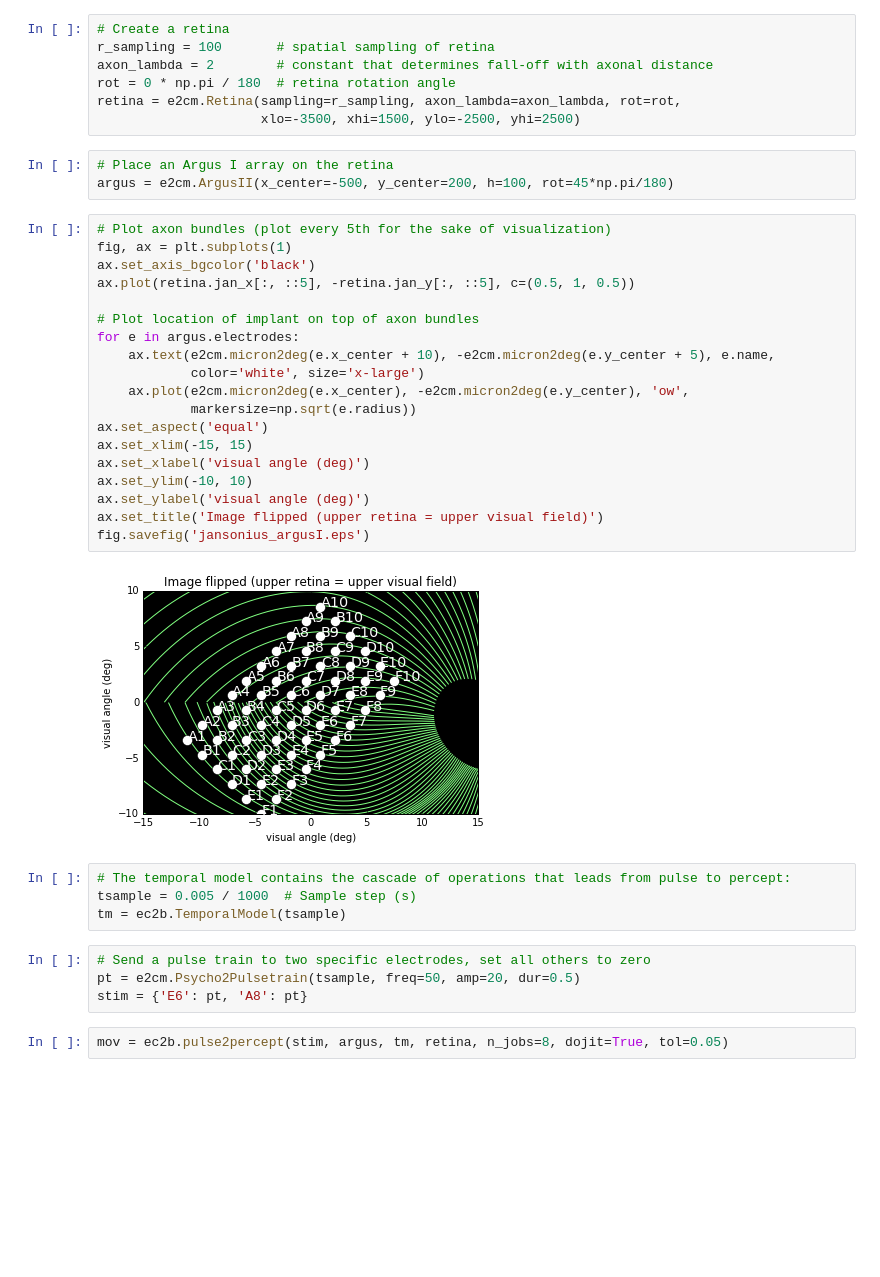
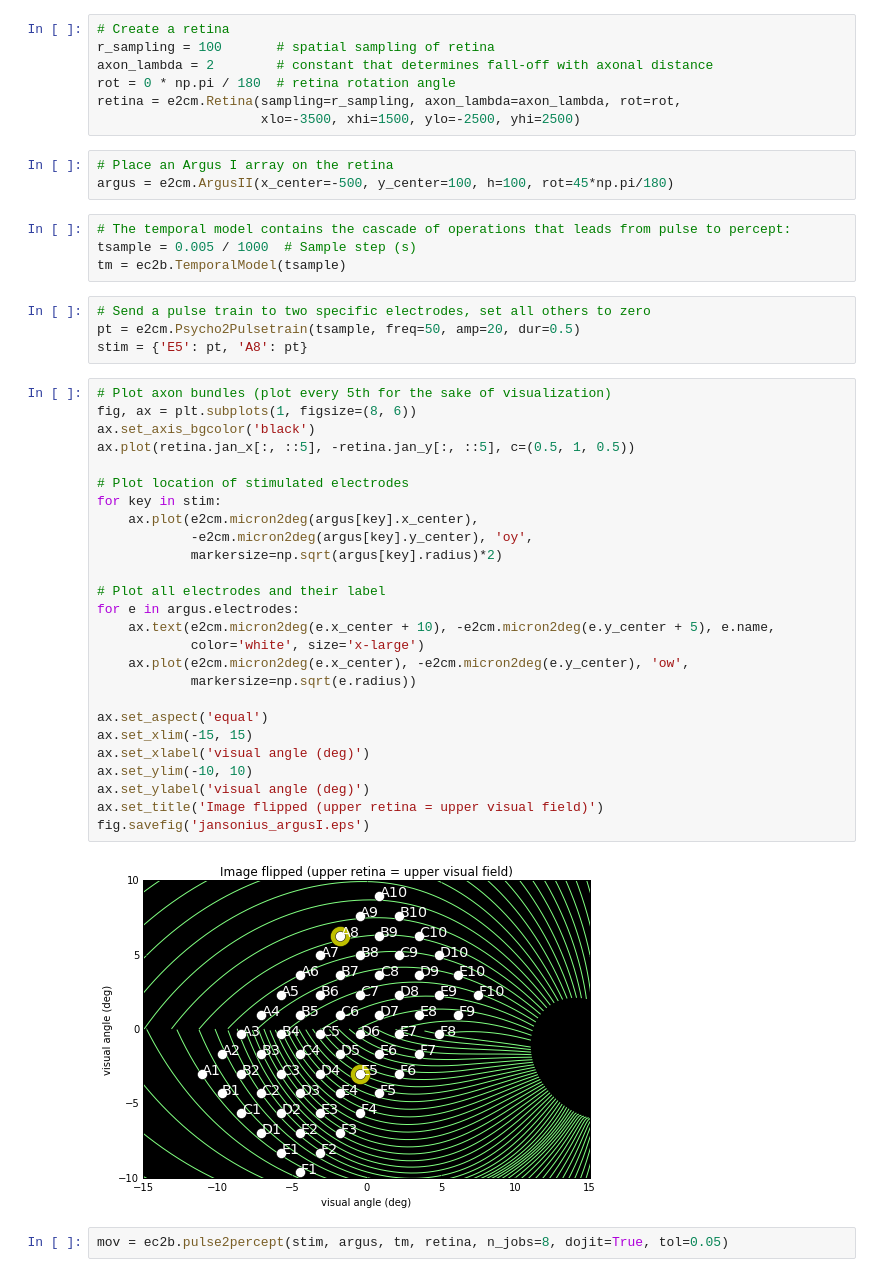
Before and after one commit to pulse2percept/pulse2percept, a Jupyter notebook: examples/notebooks/0.0-example-usage.ipynb, the cells around one changed output. Saved outputs shown, nothing was run; the diff lists cells and outputs as text; blank space fills up the shorter version.

```diff
--- a/examples/notebooks/0.0-example-usage.ipynb
+++ b/examples/notebooks/0.0-example-usage.ipynb
@@ -16,28 +17,7 @@ retina = e2cm.Retina(sampling=r_sampling, axon_lambda=axon_lambda, rot=rot,
                      xlo=-3500, xhi=1500, ylo=-2500, yhi=2500)
 # %%
 # Place an Argus I array on the retina
-argus = e2cm.ArgusII(x_center=-500, y_center=200, h=100, rot=45*np.pi/180)
+argus = e2cm.ArgusII(x_center=-500, y_center=100, h=100, rot=45*np.pi/180)
-# %%
-# Plot axon bundles (plot every 5th for the sake of visualization)
-fig, ax = plt.subplots(1)
-ax.set_axis_bgcolor('black')
-ax.plot(retina.jan_x[:, ::5], -retina.jan_y[:, ::5], c=(0.5, 1, 0.5))
-
-# Plot location of implant on top of axon bundles
-for e in argus.electrodes:
-    ax.text(e2cm.micron2deg(e.x_center + 10), -e2cm.micron2deg(e.y_center + 5), e.name,
-            color='white', size='x-large')
-    ax.plot(e2cm.micron2deg(e.x_center), -e2cm.micron2deg(e.y_center), 'ow',
-            markersize=np.sqrt(e.radius))
-ax.set_aspect('equal')
-ax.set_xlim(-15, 15)
-ax.set_xlabel('visual angle (deg)')
-ax.set_ylim(-10, 10)
-ax.set_ylabel('visual angle (deg)')
-ax.set_title('Image flipped (upper retina = upper visual field)')
-fig.savefig('jansonius_argusI.eps')
-# %% [output]
-[figure, removed]
 # %%
 # The temporal model contains the cascade of operations that leads from pulse to percept:
 tsample = 0.005 / 1000  # Sample step (s)
@@ -45,7 +25,35 @@ tm = ec2b.TemporalModel(tsample)
 # %%
 # Send a pulse train to two specific electrodes, set all others to zero
 pt = e2cm.Psycho2Pulsetrain(tsample, freq=50, amp=20, dur=0.5)
-stim = {'E6': pt, 'A8': pt}
+stim = {'E5': pt, 'A8': pt}
+# %%
+# Plot axon bundles (plot every 5th for the sake of visualization)
+fig, ax = plt.subplots(1, figsize=(8, 6))
+ax.set_axis_bgcolor('black')
+ax.plot(retina.jan_x[:, ::5], -retina.jan_y[:, ::5], c=(0.5, 1, 0.5))
+
+# Plot location of stimulated electrodes
+for key in stim:
+    ax.plot(e2cm.micron2deg(argus[key].x_center),
+            -e2cm.micron2deg(argus[key].y_center), 'oy',
+            markersize=np.sqrt(argus[key].radius)*2)
+
+# Plot all electrodes and their label
+for e in argus.electrodes:
+    ax.text(e2cm.micron2deg(e.x_center + 10), -e2cm.micron2deg(e.y_center + 5), e.name,
+            color='white', size='x-large')
+    ax.plot(e2cm.micron2deg(e.x_center), -e2cm.micron2deg(e.y_center), 'ow',
+            markersize=np.sqrt(e.radius))
+
+ax.set_aspect('equal')
+ax.set_xlim(-15, 15)
+ax.set_xlabel('visual angle (deg)')
+ax.set_ylim(-10, 10)
+ax.set_ylabel('visual angle (deg)')
+ax.set_title('Image flipped (upper retina = upper visual field)')
+fig.savefig('jansonius_argusI.eps')
+# %% [output]
+[figure, added]
 # %%
 mov = ec2b.pulse2percept(stim, argus, tm, retina, n_jobs=8, dojit=True, tol=0.05)
 # %%
```
Also changed, not shown: parts of 2 cells of this notebook, 2 other files.
